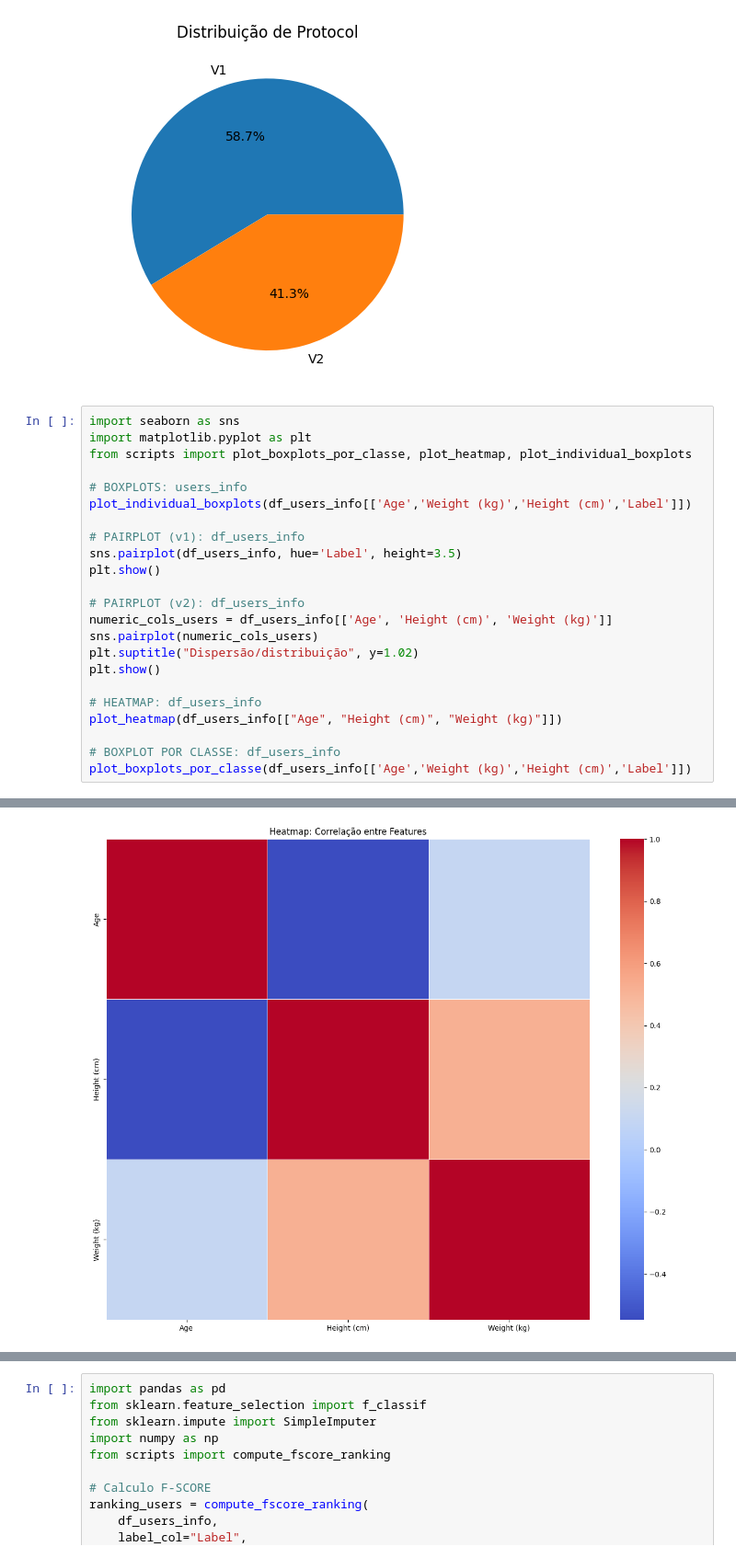
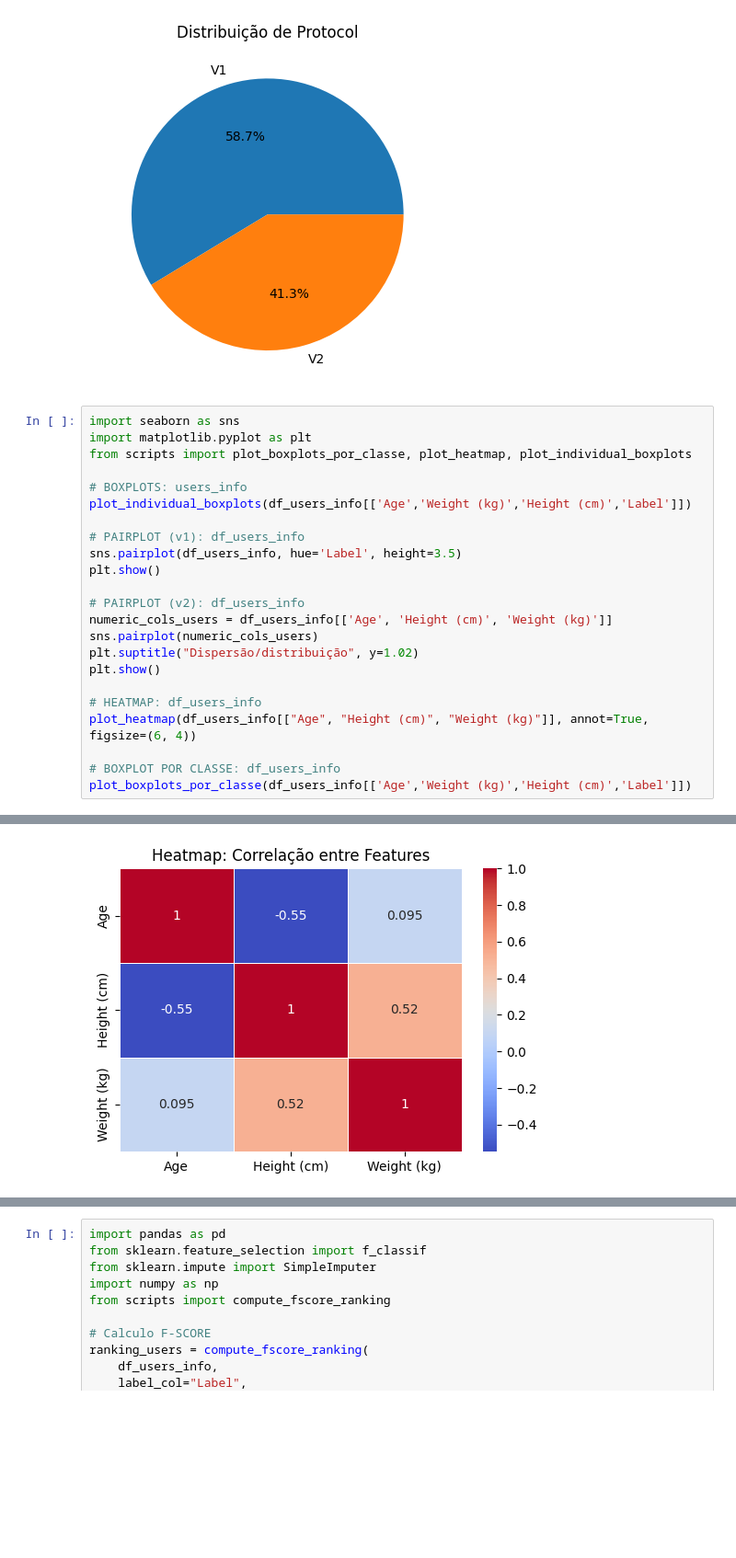
Before and after one commit to ottonifel/PROJETO_ML_FelipeOttoni_LeticiaAlmeida, a Jupyter notebook: main.ipynb, the cells around one changed output, grey strips where cells are left out. Shown at 92% size. Cells and saved outputs as stored; diff of their text form; blank space fills up the shorter version.

```diff
--- a/main.ipynb
+++ b/main.ipynb
@@ -129,29 +150,29 @@ plt.show()
 # %%
 import seaborn as sns
 import matplotlib.pyplot as plt
 from scripts import plot_boxplots_por_classe, plot_heatmap, plot_individual_boxplots
 
 # BOXPLOTS: users_info
 plot_individual_boxplots(df_users_info[['Age','Weight (kg)','Height (cm)','Label']])
 
 # PAIRPLOT (v1): df_users_info
 sns.pairplot(df_users_info, hue='Label', height=3.5)
 plt.show()
 
 # PAIRPLOT (v2): df_users_info
 numeric_cols_users = df_users_info[['Age', 'Height (cm)', 'Weight (kg)']]
 sns.pairplot(numeric_cols_users)
 plt.suptitle("Dispersão/distribuição", y=1.02)
 plt.show()
 
 # HEATMAP: df_users_info
-plot_heatmap(df_users_info[["Age", "Height (cm)", "Weight (kg)"]])
+plot_heatmap(df_users_info[["Age", "Height (cm)", "Weight (kg)"]], annot=True, figsize=(6, 4))
 
 # BOXPLOT POR CLASSE: df_users_info
 plot_boxplots_por_classe(df_users_info[['Age','Weight (kg)','Height (cm)','Label']])
 # %% [output]
 [figure]
 [figure]
 [figure]
-[figure, old version]
+[figure, new version]
 [figure]
```
Also changed, not shown: parts of 17 cells of this notebook, 1 other file.
